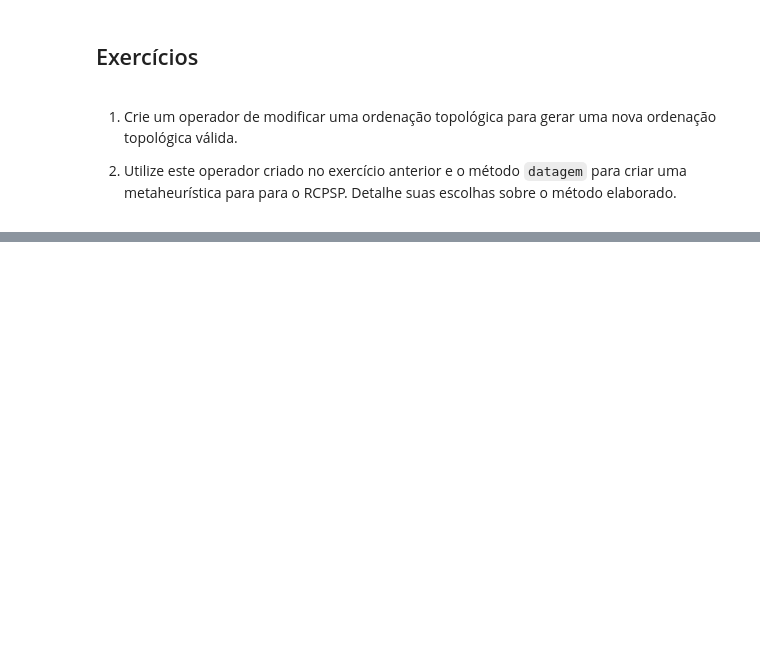
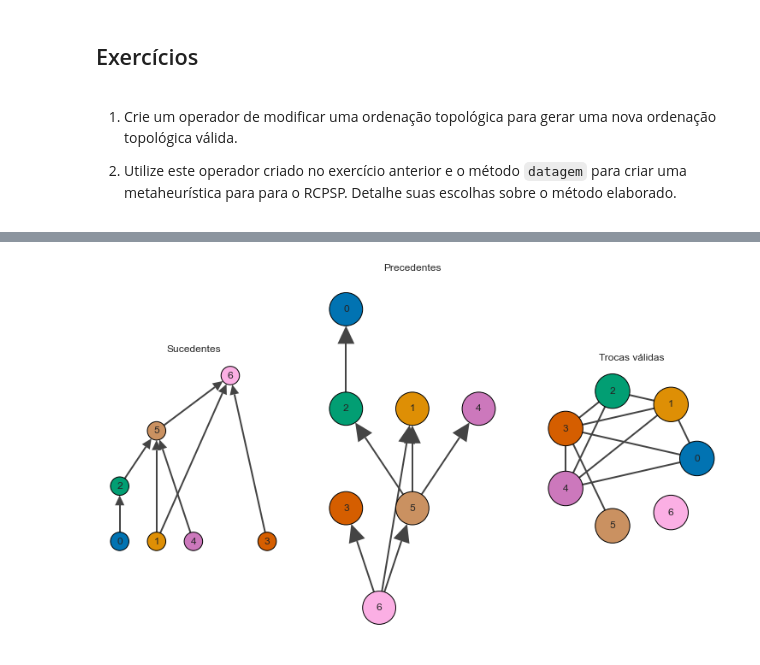
Before and after one commit to CoralBleaching/Metaheuristics-CombinatorialOptim, a Jupyter notebook: RCPSP.ipynb, the cells around one changed output, grey strips where cells are left out. Saved outputs shown, nothing was run; the diff lists cells and outputs as text; code cells hidden in the pictures; blank space fills up the shorter version.

```diff
--- a/RCPSP.ipynb
+++ b/RCPSP.ipynb
@@ -261,4 +247,0 @@ plot_precedencias(gerar_rcpsp(15, 15, 0.35))
-# %%
-rcpsp = gerar_rcpsp(15, 15, 0.35)
-g = criarGrafo(rcpsp, True, Relacao.Precedencia/)
-plot_precedencias(rcpsp, True, Relacao.Precedencia)
@@ -471,0 +493,42 @@ def modificar_ordernacao_topologica(ordernacao_topologica: List[int], rcpsp: RCP
+# %%
+def gera_grafo_de_ordernacoes_validas(g: ig.Graph) -> ig.Graph:
+    res = ig.Graph()
+    res.add_vertices(g.vs.indices)
+    precedencias = []
+    for v in g.vs:
+        precedencias.append(set())
+        busca_em_profundidade = g.dfsiter(v)
+        for precedente in busca_em_profundidade:
+            precedencias[-1].add(precedente.index)
+    for i, v in enumerate(g.vs.indices):
+        for j, u in enumerate(g.vs.indices[i + 1:], i + 1):
+            if j not in precedencias[i] and i not in precedencias[j]:
+                res.add_edge(u, v)
+    return res
+# %%
+def plot_grafos(gs: List[ig.Graph], titles: List[str] = None, **kwargs) -> None:
+  fig, axes = plt.subplots(1, len(gs))
+  fig.set_size_inches(13, 20)
+  title = iter(titles) if titles is not None else None
+  layout = iter(kwargs['layout']) if 'layout' in kwargs else None
+  vgap = iter(kwargs['vgap']) if 'vgap' in kwargs else None
+  for g, axis in zip(gs, axes):
+    kwargs = {}
+    try:
+      if layout: kwargs['layout'] = next(layout)
+    except StopIteration:
+      pass
+    try:
+      if vgap: kwargs['vgap'] = next(vgap)
+    except StopIteration:
+      pass
+    plot_precedencias(g, axis, next(title) if title is not None else title, **kwargs)
+# %%
+rcpsp = RCPSP.gerar_rcpsp(7, 15, 0.35)
+g_sucess = criarGrafo(rcpsp)
+g2_pred = criarGrafo(rcpsp, True, Relacao.Predecessores)
+g_ord = gera_grafo_de_ordernacoes_validas(g2_pred)
+plot_grafos([g_sucess, g2_pred, g_ord], ['Sucedentes', 'Precedentes', 'Trocas válidas'],
+            layout=['sugiyama', 'sugiyama', 'circle'], vgap=[1.5, 1.5])
+# %% [output]
+[figure, added]
```
Also changed, not shown: parts of 22 cells of this notebook.
